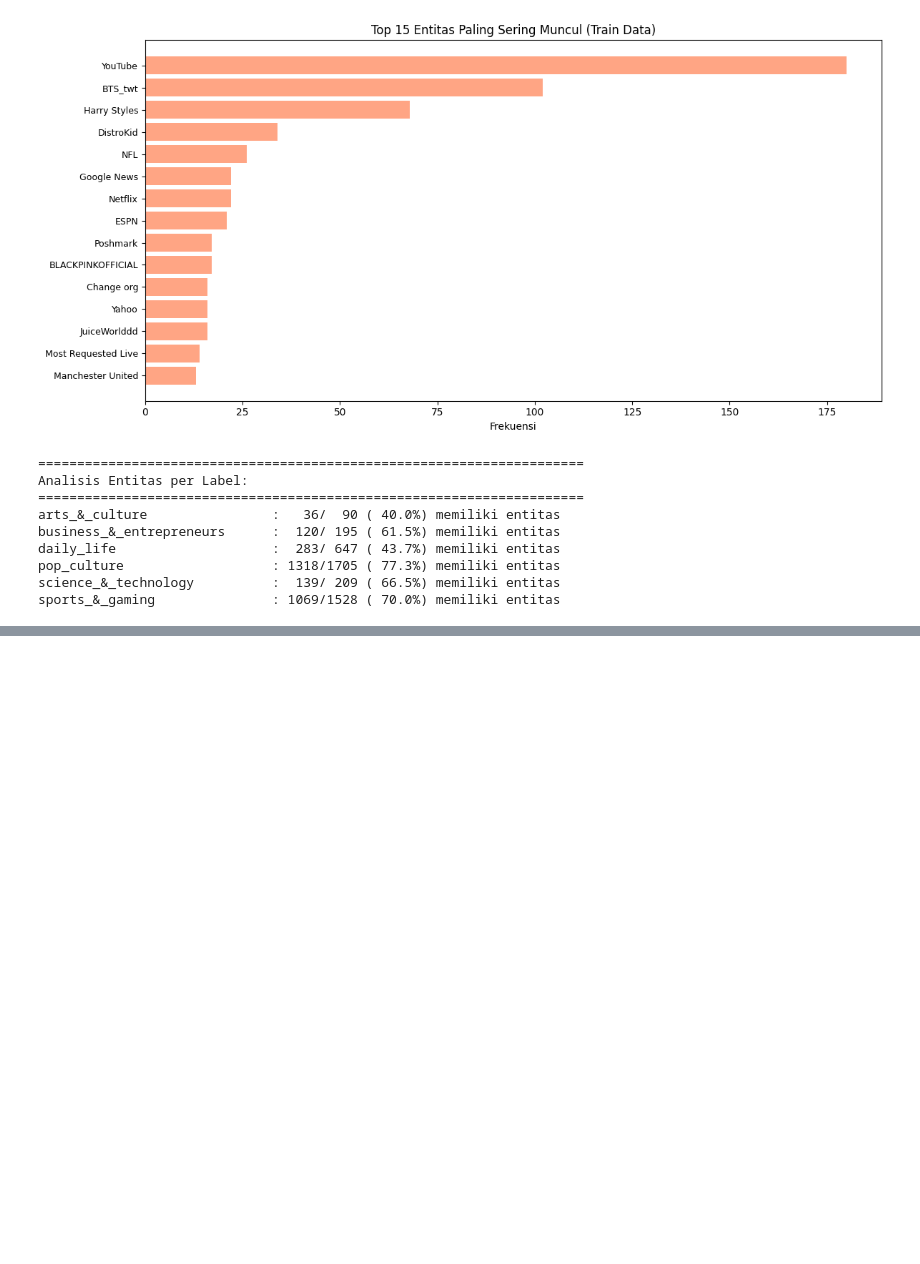
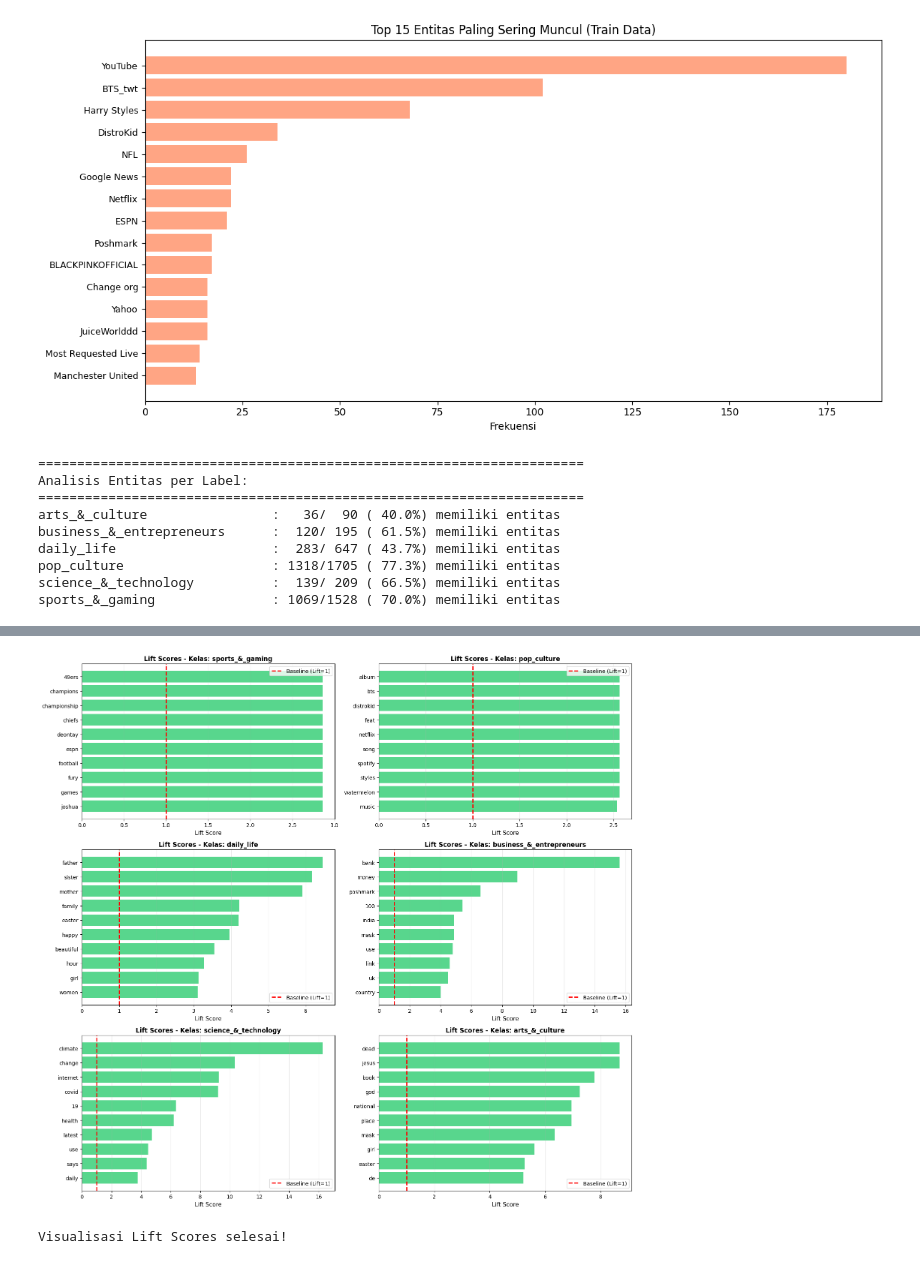
Before and after one commit to agungramadhan123/Sd-ai, a Jupyter notebook: Ml/EDA.ipynb, the cells around one changed output, grey strips where cells are left out. Cells and saved outputs as stored; diff of their text form; code cells hidden in the pictures; blank space fills up the shorter version.

```diff
--- a/Ml/EDA.ipynb
+++ b/Ml/EDA.ipynb
@@ -285,0 +509,57 @@ sports_&_gaming               : 1069/1528 ( 70.0%) memiliki entitas
+# %%
+# 7. VISUALISASI: LIFT SCORES UNTUK SETIAP KELAS
+import matplotlib.pyplot as plt
+
+classes = train['label_name'].unique()
+num_classes = len(classes)
+
+# Buat subplot dinamis sesuai jumlah kelas
+n_rows = (num_classes + 1) // 2
+n_cols = min(2, num_classes)
+fig, axes = plt.subplots(n_rows, n_cols, figsize=(16, 5 * n_rows))
+
+# Handle kasus ketika hanya 1 subplot
+if n_rows == 1 and n_cols == 1:
+    axes = np.array([[axes]])
+elif n_rows == 1 or n_cols == 1:
+    axes = axes.reshape(n_rows, n_cols)
+
+axes_flat = axes.flatten()
+
+for idx, cls in enumerate(classes):
+    if idx < len(axes_flat):
+        ax = axes_flat[idx]
+
+        # Ambil data untuk kelas ini
+        sig_words = significant_words_result[cls]
+
+        if len(sig_words) > 0:
+            words = [item['word'] for item in sig_words]
+            lifts = [item['lift'] for item in sig_words]
+
+            # Plot
+            colors = ['#2ecc71' if l > 1.5 else '#3498db' for l in lifts]
+            bars = ax.barh(range(len(words)), lifts, color=colors, alpha=0.8)
+            ax.set_yticks(range(len(words)))
+            ax.set_yticklabels(words, fontsize=10)
+            ax.set_xlabel('Lift Score', fontsize=11)
+            ax.set_title(f'Lift Scores - Kelas: {cls}', fontsize=12, fontweight='bold')
+            ax.invert_yaxis()
+            ax.axvline(x=1, color='red', linestyle='--', linewidth=2, label='Baseline (Lift=1)')
+            ax.grid(axis='x', alpha=0.3)
+            ax.legend()
+        else:
+            ax.text(0.5, 0.5, f'Tidak ada kata signifikan\nuntuk kelas {cls}',
+                    ha='center', va='center', fontsize=12)
+
+# Sembunyikan axes yang tidak digunakan
+for idx in range(len(classes), len(axes_flat)):
+    axes_flat[idx].axis('off')
+
+plt.tight_layout()
+plt.show()
+
+print("Visualisasi Lift Scores selesai!")
+# %% [output]
+[figure, added]
+Visualisasi Lift Scores selesai!
```
Also changed, not shown: parts of 5 cells of this notebook, 1 other file.
